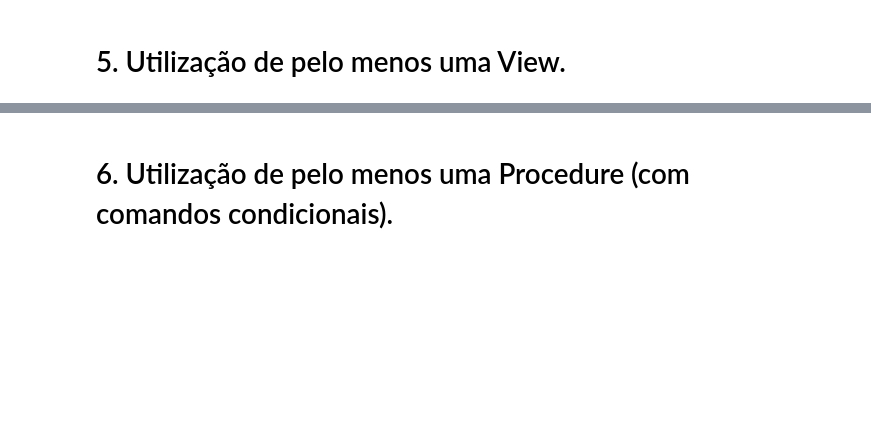
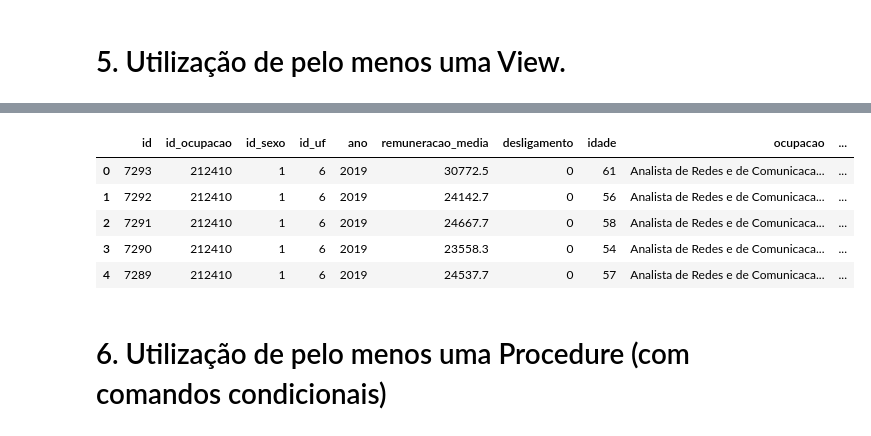
Before and after one commit to celiudos/unb_artigo_mineracao_dados, a Jupyter notebook: src/FBD/projeto_FBD.ipynb, the cells around one changed output, grey strips where cells are left out. Saved outputs shown, nothing was run; the diff lists cells and outputs as text; code cells hidden in the pictures; blank space fills up the shorter version.

```diff
--- a/src/FBD/projeto_FBD.ipynb
+++ b/src/FBD/projeto_FBD.ipynb
@@ -394,2 +529,14 @@ Criação da View "VW_RAIS_FULL" com JOIN da tabela EMPREGADO, como a central, e
+# %%
+pd.read_sql("""
+SELECT * FROM VW_EMPREGADO_FULL
+LIMIT 5;
+""", cnx)
+# %% [output]
+|  | id | id_ocupacao | id_sexo | id_uf | ano | remuneracao_media | desligamento | idade | ocupacao | ... |
+| 0 | 7293 | 212410 | 1 | 6 | 2019 | 30772.5 | 0 | 61 | Analista de Redes e de Comunicaca... | ... |
+| 1 | 7292 | 212410 | 1 | 6 | 2019 | 24142.7 | 0 | 56 | Analista de Redes e de Comunicaca... | ... |
+| 2 | 7291 | 212410 | 1 | 6 | 2019 | 24667.7 | 0 | 58 | Analista de Redes e de Comunicaca... | ... |
+| 3 | 7290 | 212410 | 1 | 6 | 2019 | 23558.3 | 0 | 54 | Analista de Redes e de Comunicaca... | ... |
+| 4 | 7289 | 212410 | 1 | 6 | 2019 | 24537.7 | 0 | 57 | Analista de Redes e de Comunicaca... | ... |
 # %% [markdown]
-# 6. Utilização de pelo menos uma Procedure (com comandos condicionais).
+# 6. Utilização de pelo menos uma Procedure (com comandos condicionais)
```
Also changed, not shown: parts of 40 cells of this notebook, 25 other files.
